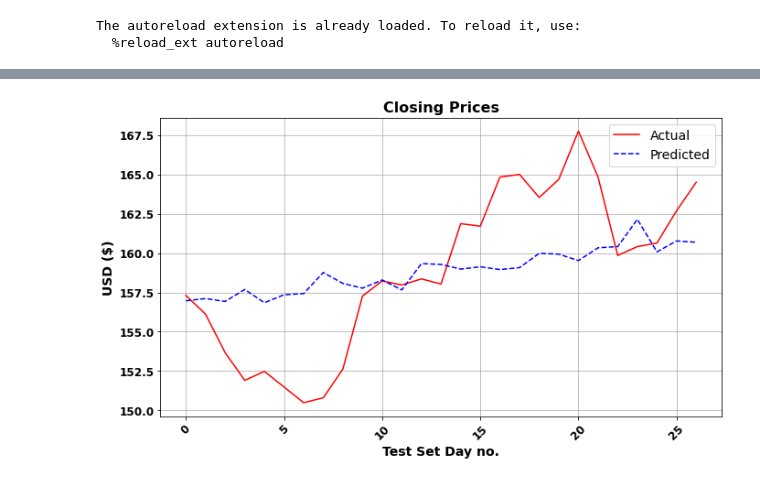
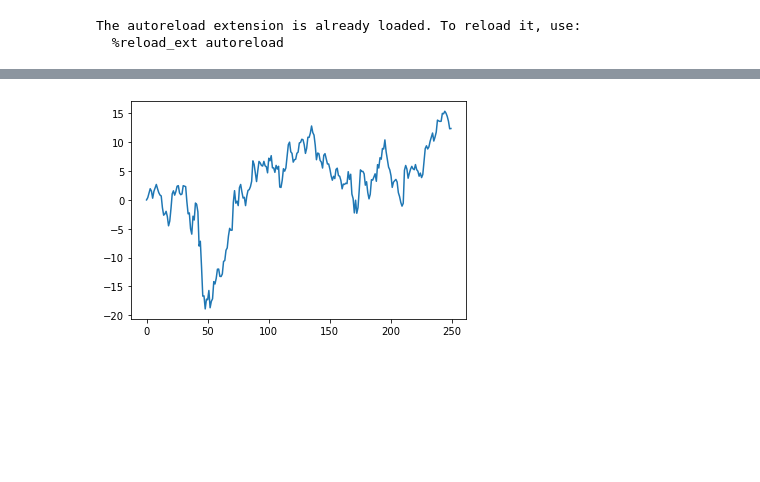
Before and after one commit to Andu3/final-project, a Jupyter notebook: EDA.ipynb, the cells around one changed output, grey strips where cells are left out. Saved outputs shown, nothing was run; the diff lists cells and outputs as text; code cells hidden in the pictures; blank space fills up the shorter version.

```diff
--- a/EDA.ipynb
+++ b/EDA.ipynb
@@ -339,11 +359,11 @@ R-squared Score: 0.6454
 arima_model_order2 =  auto_arima(data_close['Close'],start_p=0, d=None, start_q=0,
                           max_p=5, max_d=5, max_q=5, start_P=0,
                           D=0, start_Q=0, max_P=5, max_D=5,
-                          max_Q=5, seasonal_test='ocsb', test='kpss', error_action='warn',trace = True,
+                          max_Q=5, test='kpss', seasonal_test='ocsb', error_action='warn',trace = True,
                           supress_warnings=True,stepwise = True,
                           random_state=None, n_fits = 50)
 
-arima_model_order.plot_diagnostics(figsize=(10,7))
+arima_model_order2.plot_diagnostics(figsize=(10,7))
 plt.show()
 # %% [output]
 Performing stepwise search to minimize aic
@@ -411,10 +466,19 @@ warnings.filterwarnings('ignore', 'statsmodels.tsa.arima_model.ARIMA',
 list_of_attributes = ['resid']
 
 list_of_prev_t_instants = []
-for i in range(1, input_dim+1):
+for i in range(1, input_dim_hybrid+1):
     list_of_prev_t_instants.append(i)
 
-df_new2 = create_regressor_attributes(resid, list_of_attributes, list_of_prev_t_instants)
+df_new_hybrid = create_regressor_attributes(resid, list_of_attributes, list_of_prev_t_instants)
 # %%
-X_train_ensemble, y_train_ensemble, X_valid_ensemble, y_valid_ensemble, X_test_ensemble, y_test_ensemble = create_train_valid_test(df_new2, 0.10, 0.05)
+#X_train_ensemble, y_train_ensemble, X_valid_ensemble, y_valid_ensemble, X_test_ensemble, y_test_ensemble = create_train_valid_test(df_new_hybrid, 0.10, 0.10)
+
+X_train_ensemble, y_train_ensemble, X_valid_ensemble, y_valid_ensemble, X_test_ensemble, y_test_ensemble = create_train_valid_test(df_new_hybrid, 0.20, 0.10)
+
+
+X_train_ensemble, y_train_ensemble, X_valid_ensemble, y_valid_ensemble, X_test_ensemble, y_test_ensemble = scale_data(
+    X_train_ensemble, y_train_ensemble, X_valid_ensemble, y_valid_ensemble, X_test_ensemble, y_test_ensemble, scaler)
+
+#X_train_ensemble, y_train_ensemble, X_valid_ensemble, y_valid_ensemble, X_test_ensemble, y_test_ensemble = scale_data(
+#    X_train_ensemble, y_train_ensemble, X_valid_ensemble, y_valid_ensemble, X_test_ensemble, y_test_ensemble, standard)
 # %% [output]
@@ -458,12 +532,73 @@ WARNING:tensorflow:11 out of the last 11 calls to <function Model.make_predict_f
 # %%
-#pred_test2 = scaler.inverse_transform(pred_test2)
+#fcy=fc.reshape(-1, 1)
+#
+#scaled_data = standard.fit_transform(fcy)
+##pred_hybrid = standard.fit_transform(pred_hybrid)
+#
+#
+##comb = [sum(x) for x in zip(scaled_data, pred_hybrid)]
+#comb = [a*b for a,b in zip(scaled_data, pred_hybrid)]
+#
+#
+##ysc = standard.fit_transform(y_test_rescaled)
+##
+##plot_comparison_graph(ysc, comb)
+##
+##calculate_error_measures(ysc, comb)
+##
+#a = standard.inverse_transform(comb)
+#
+#plot_comparison_graph(y_test_rescaled, a)
+#
+#calculate_error_measures(y_test_rescaled, a)
 
-comb = [sum(x) for x in zip(fc, pred_test2)]
+
+if pred_hybrid[0] < 0:
+    pred_hybrid = [abs(pred_hybrid[0])+i for i in pred_hybrid]
+if pred_hybrid[0] > 0:
+    pred_hybrid = [i-pred_hybrid[0] for i in pred_hybrid]
+else:
+    pass
+
+print(pred_hybrid)
+
+#
+#if pred_hybrid[0] < 0:
+#    pred_hybrid = [abs(pred_hybrid[0])+i for i in pred_hybrid]
+#else:
+#    pred_hybrid = [i-pred_hybrid[0] for i in pred_hybrid]
+
+
+plt.plot(pred_hybrid)
+
+
+#print(pred_hybrid)
+
+#pred_hybrid = [i*-1 for i in pred_hybrid]
+
+#comb = [sum(x) for x in zip(fc, pred_hybrid)]
+
+#comb = [a+b if b>=0 else a-b for a,b in zip(fc, pred_hybrid)]
+
+comb = [a+b for a,b in zip(fc, pred_hybrid)]
+
+
+def equal_size(list1, list2):
+    if len(list1) > len(list2):
+        s = len(list1)-len(list2)
+        list1 = list1[:-s]
+        return list1, list2
+    if len(list2) > len(list1):
+        s = len(list2)-len(list1)
+        list2 = list2[:-s]
+        return list1, list2
+    else:
+        return list1, list2
+
+y_test_rescaled, comb = equal_size(y_test_rescaled, comb)
 
 plot_comparison_graph(y_test_rescaled, comb)
 
-#comb = comb[:-1]
-#y_test_rescaled = y_test_rescaled[:-1]
 
 calculate_error_measures(y_test_rescaled, comb)
 # %% [output]
@@ -470 +606 @@ calculate_error_measures(y_test_rescaled, comb)
-[figure, old version]
+[figure, new version]
```
Also changed, not shown: parts of 25 cells of this notebook, 6 other files.
